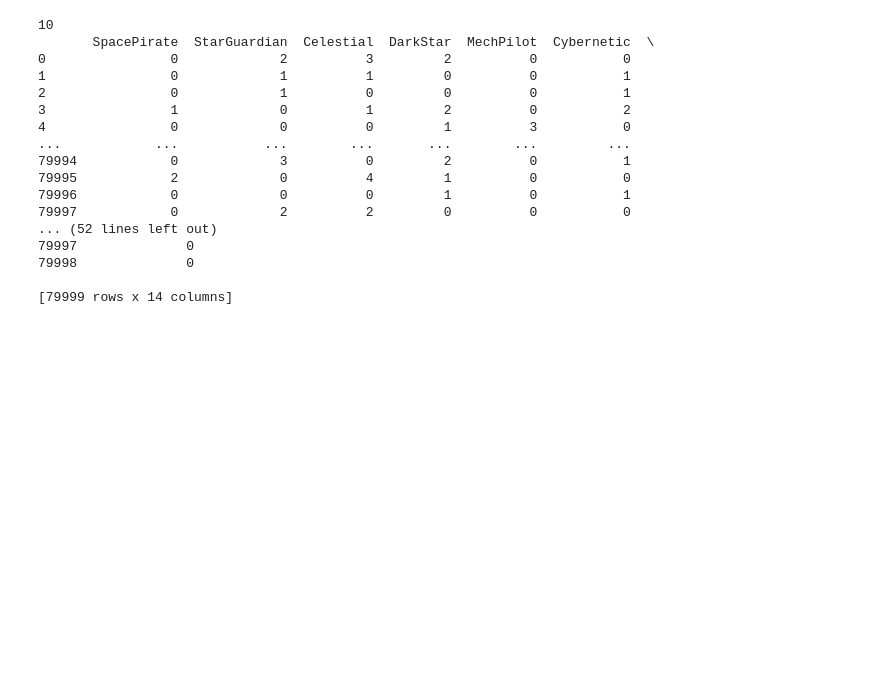
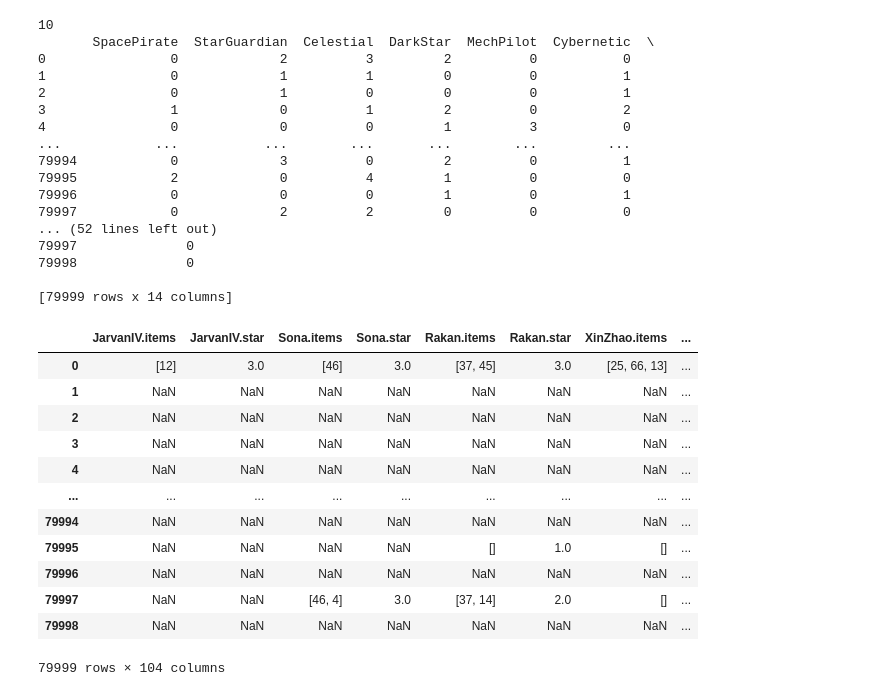
Before and after one commit to cVoltic/Data_Proj, a Jupyter notebook: Jupyter_Experiment/DS_Experiment_TFT_League.ipynb, the cells around one changed output. Cells and saved outputs as stored; diff of their text form; code cells hidden in the pictures; blank space fills up the shorter version.

```diff
--- a/Jupyter_Experiment/DS_Experiment_TFT_League.ipynb
+++ b/Jupyter_Experiment/DS_Experiment_TFT_League.ipynb
@@ -91,3 +92,25 @@ print(classGroupDF)
 79998              0
 
 [79999 rows x 14 columns]
+# %%
+#Treat Champion and items combination
+from pandas.io.json import json_normalize
+
+#Flatten JASON
+champItemStarList = list(masterGameDF['champion'])
+champItemStarDF = pd.json_normalize(champItemStarList)
+champItemStarDF
+# %% [output]
+|  | JarvanIV.items | JarvanIV.star | Sona.items | Sona.star | Rakan.items | Rakan.star | XinZhao.items | ... |
+| 0 | [12] | 3.0 | [46] | 3.0 | [37, 45] | 3.0 | [25, 66, 13] | ... |
+| 1 | NaN | NaN | NaN | NaN | NaN | NaN | NaN | ... |
+| 2 | NaN | NaN | NaN | NaN | NaN | NaN | NaN | ... |
+| 3 | NaN | NaN | NaN | NaN | NaN | NaN | NaN | ... |
+| 4 | NaN | NaN | NaN | NaN | NaN | NaN | NaN | ... |
+| ... | ... | ... | ... | ... | ... | ... | ... | ... |
+| 79994 | NaN | NaN | NaN | NaN | NaN | NaN | NaN | ... |
+| 79995 | NaN | NaN | NaN | NaN | [] | 1.0 | [] | ... |
+| 79996 | NaN | NaN | NaN | NaN | NaN | NaN | NaN | ... |
+| 79997 | NaN | NaN | [46, 4] | 3.0 | [37, 14] | 2.0 | [] | ... |
+| 79998 | NaN | NaN | NaN | NaN | NaN | NaN | NaN | ... |
+79999 rows × 104 columns
```
Also changed, not shown: parts of 6 cells of this notebook, 5 other files.
